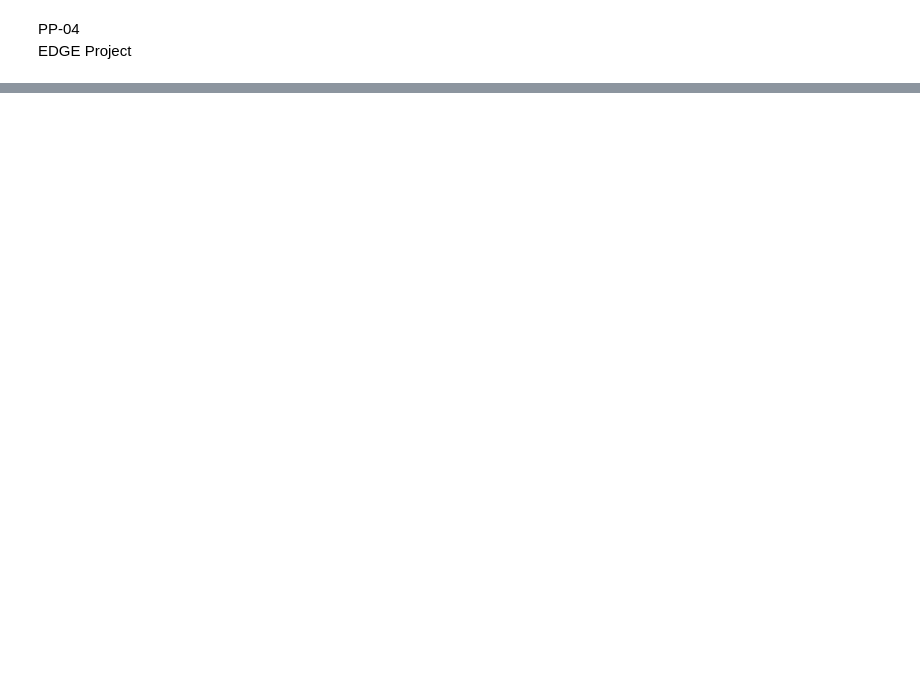
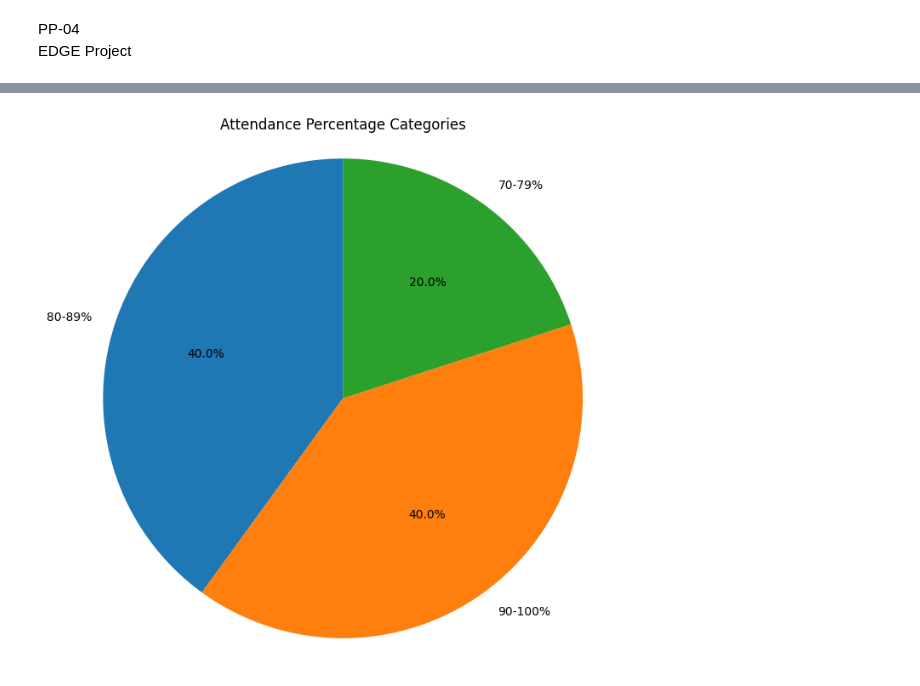
Before and after one commit to Saraf-Tasnim/EDGE-Project, a Jupyter notebook: Saraf_EDGE_Project.ipynb, the cells around one changed output, grey strips where cells are left out. Saved outputs shown, nothing was run; the diff lists cells and outputs as text; code cells hidden in the pictures; blank space fills up the shorter version.

```diff
--- a/Saraf_EDGE_Project.ipynb
+++ b/Saraf_EDGE_Project.ipynb
@@ -88,0 +124,29 @@ record = {'Name' : ['Licoln', 'Hermione', 'Hester', 'Joe', 'Baz']
+# %%
+#pie chart of attendance percentage categories
+
+import pandas as pd
+import matplotlib.pyplot as plt
+
+
+def categorize_attendance(percentage):
+    if percentage >= 90:
+        return '90-100%'
+    elif percentage >= 80:
+        return '80-89%'
+    elif percentage >= 70:
+        return '70-79%'
+    else:
+        return 'Below 70%'
+
+df['Attendance Category'] = df['Attendance percentage'].apply(categorize_attendance)
+
+
+attendance_counts = df['Attendance Category'].value_counts()
+
+plt.figure(figsize=(8, 8))
+plt.pie(attendance_counts, labels=attendance_counts.index, autopct='%1.1f%%', startangle=90)
+plt.title('Attendance Percentage Categories')
+plt.axis('equal')
+plt.show()
+# %% [output]
+[figure, added]
```
Also changed, not shown: parts of 11 cells of this notebook.
